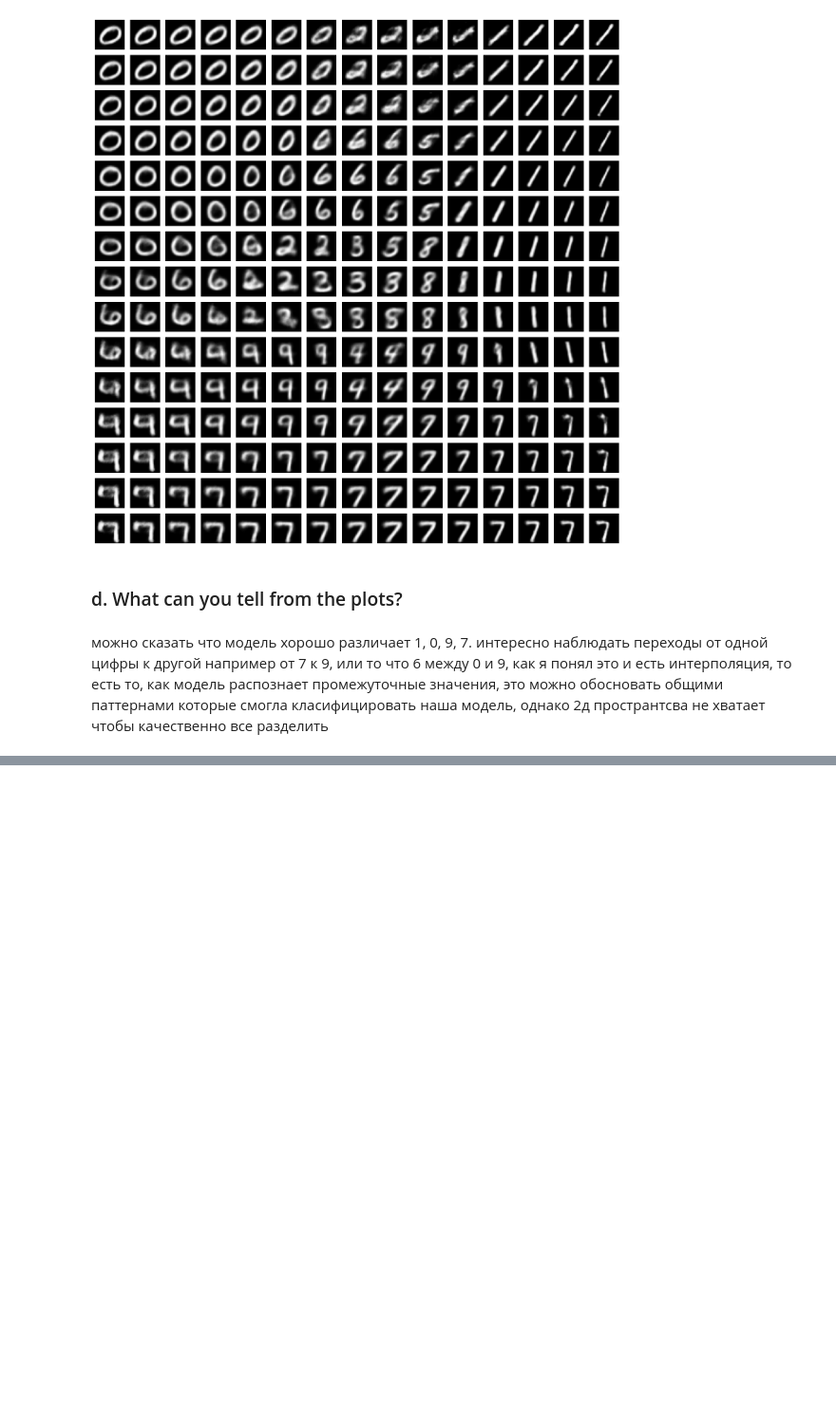
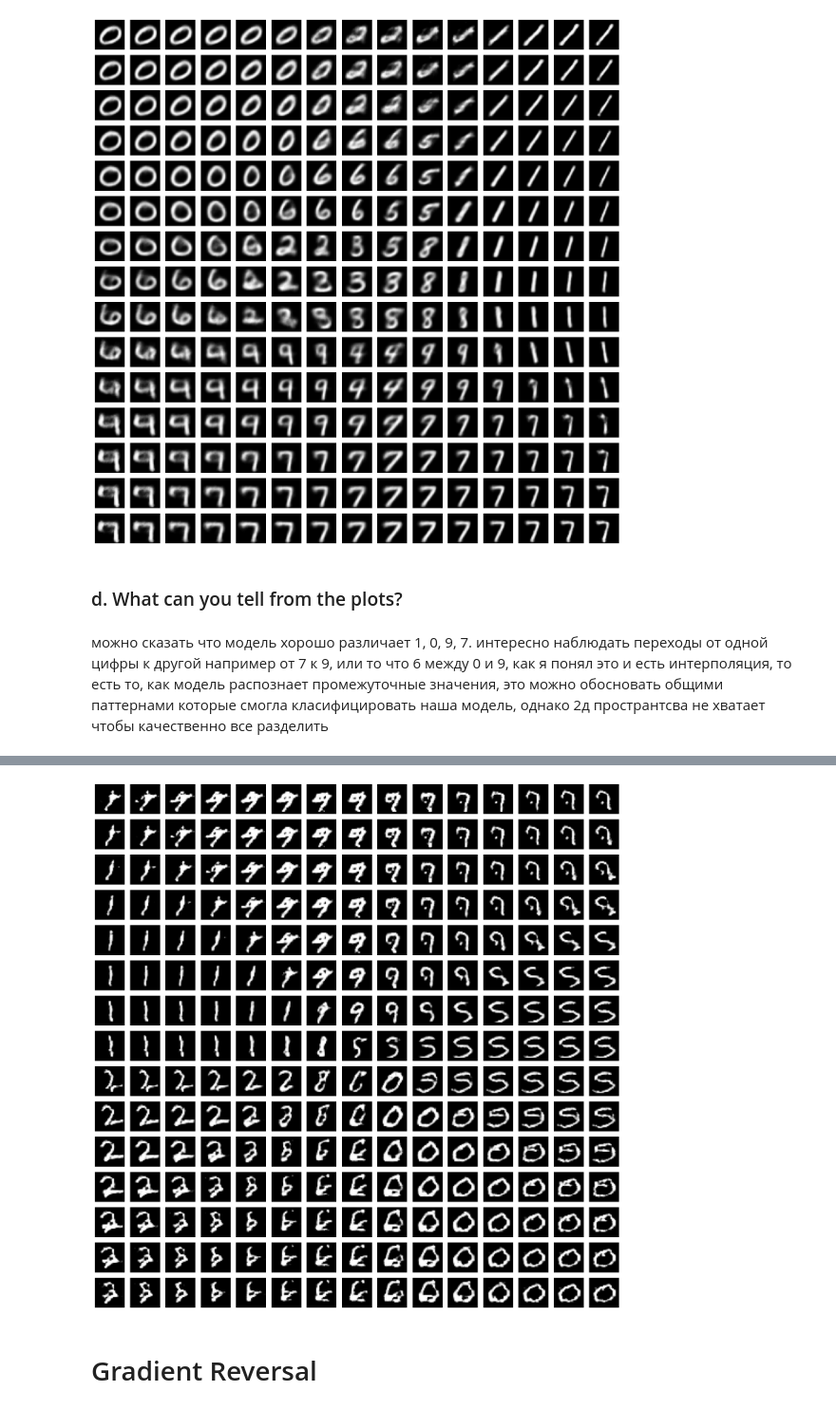
Before and after one commit to why-black/generative-models-vae-gan-diffusion, a Jupyter notebook: src/generative_ml.ipynb, the cells around one changed output, grey strips where cells are left out. Shown at 95% size. Drawn from its saved outputs; the diff is of its cells as text; code cells hidden in the pictures; blank space fills up the shorter version.

```diff
--- a/src/generative_ml.ipynb
+++ b/src/generative_ml.ipynb
@@ -200,0 +457,17 @@ plt.show()
+# %%
+g.eval()
+z_grid = torch.linspace(-3, 3, 15)
+fig, axes = plt.subplots(15, 15, figsize=(15, 15))
+with torch.no_grad():
+    for i, zi in enumerate(z_grid):
+        for j, zj in enumerate(z_grid):
+            z = torch.tensor([[zi, zj]], dtype=torch.float32)
+            axes[i, j].imshow(g(z).squeeze().numpy(), cmap='gray')
+            axes[i, j].axis('off')
+
+plt.tight_layout()
+plt.show()
+# %% [output]
+[figure, added]
+# %% [markdown]
+# Gradient Reversal
```
Also changed, not shown: parts of 46 cells of this notebook.
